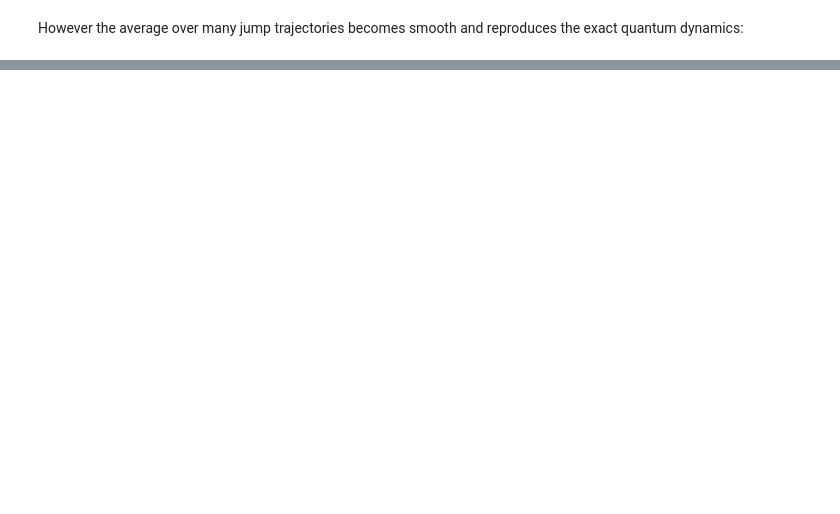
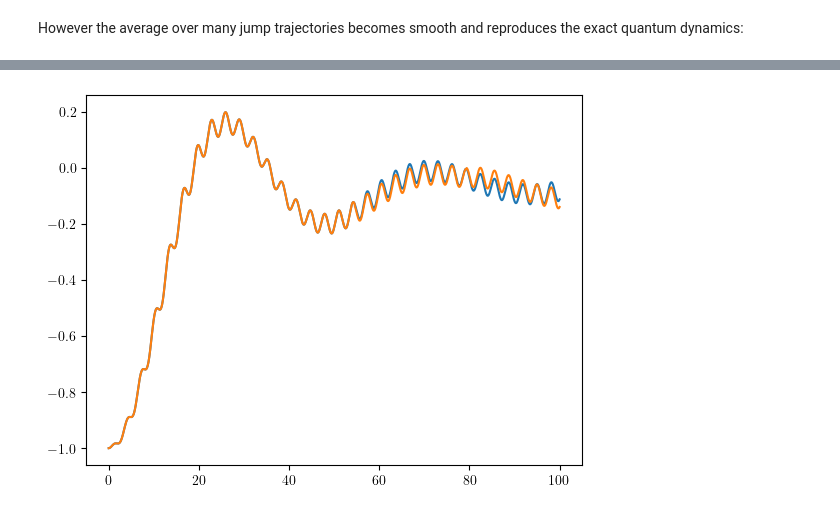
Before and after one commit to evgenii-poliakoff/lightcones, a Jupyter notebook: tutorials/quantum_jumps.ipynb, the cells around one changed output, grey strips where cells are left out. Cells and saved outputs as stored; diff of their text form; code cells hidden in the pictures; blank space fills up the shorter version.

Commit message:
jumps

```diff
--- a/tutorials/quantum_jumps.ipynb
+++ b/tutorials/quantum_jumps.ipynb
@@ -197,0 +284,10 @@ plt.savefig('s_z_av_spin_boson_model_jump_average.eps', format='eps')
+# %%
+# Compare with the average over the quantum jump trajectories
+
+# plot the s_z average
+plt.plot(t, s_z_av.real)
+plt.plot(t, s_z_av_3.real / 100)
+# save picture to file
+plt.savefig('s_z_av_spin_boson_model_jump_average_compared.eps', format='eps')
+# %% [output]
+[figure, added]
```
Also changed, not shown: parts of 5 cells of this notebook.
